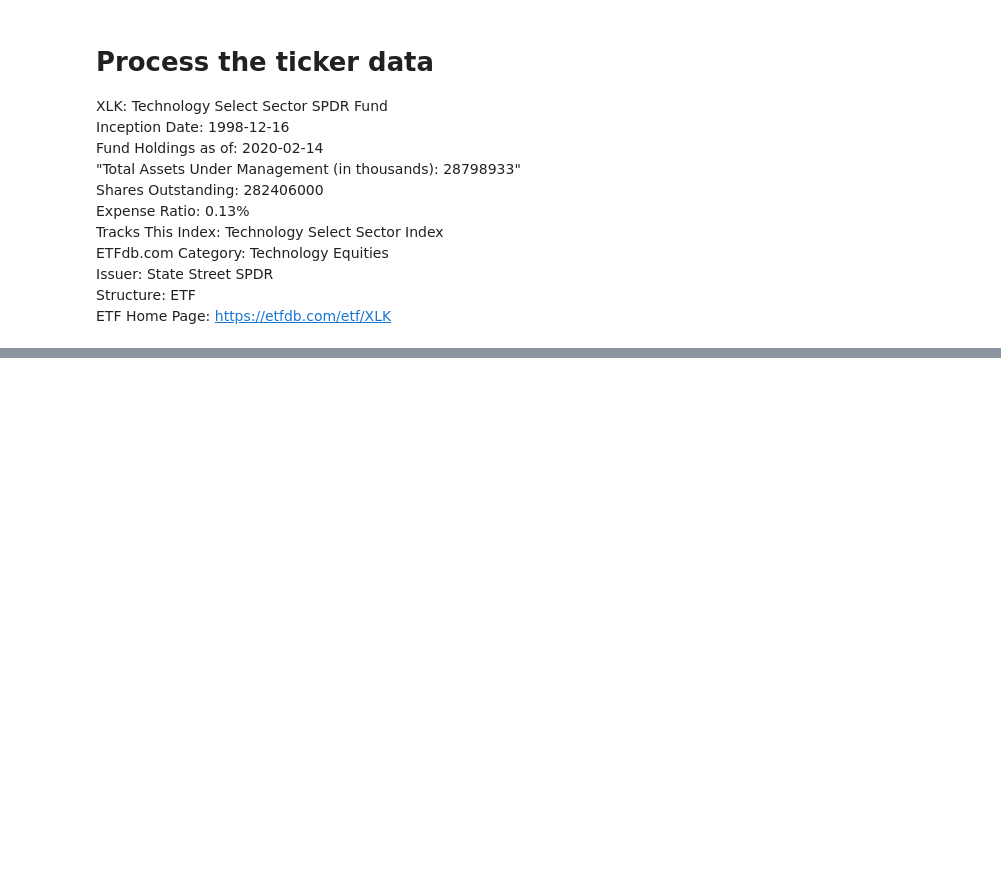
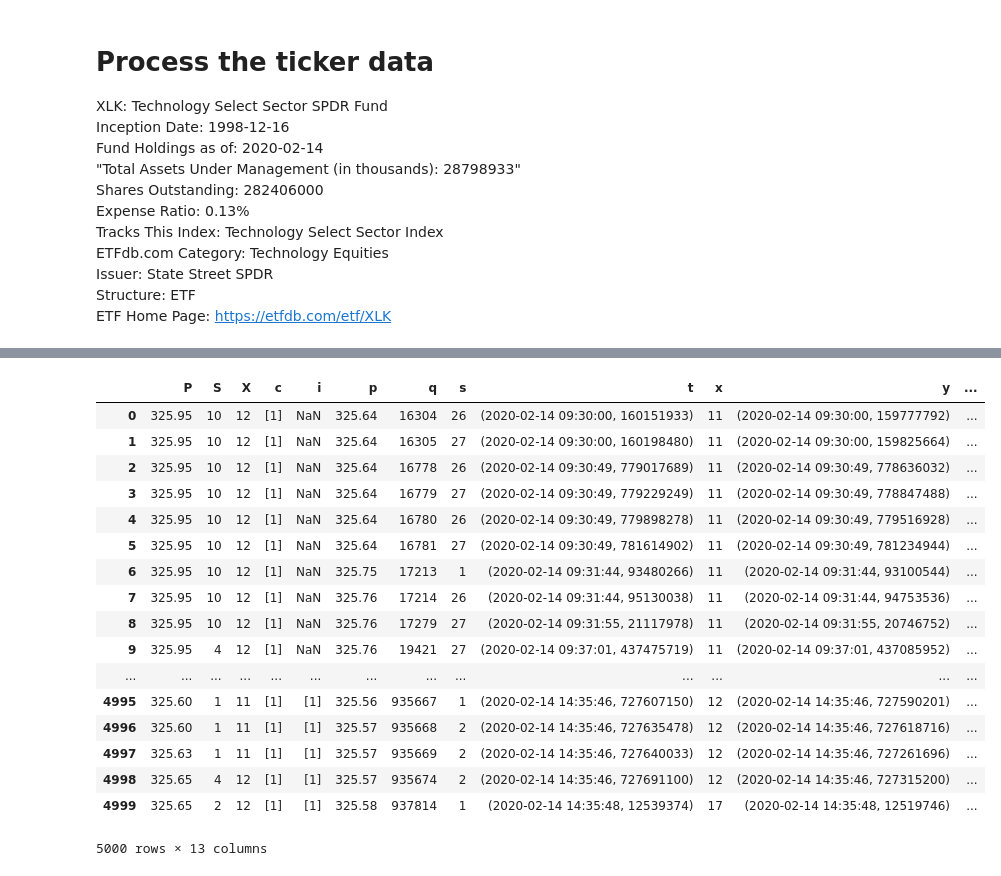
Before and after one commit to sarthak0906/ETF, a Jupyter notebook: JupyterNotebooks/TickByTickMispricingAnalysis.ipynb, the cells around one changed output, grey strips where cells are left out. Cells and saved outputs as stored; diff of their text form; code cells hidden in the pictures; blank space fills up the shorter version.

Commit message:
Tick Analaysis Updated

```diff
--- a/JupyterNotebooks/TickByTickMispricingAnalysis.ipynb
+++ b/JupyterNotebooks/TickByTickMispricingAnalysis.ipynb
@@ -37,7 +39,9 @@ class DateTimeManipulation(object):
     # Returns timestamp with milliseconds
     def unix_time_millis(self,dt):
         epoch = datetime.utcfromtimestamp(0)
-        return (dt - epoch).total_seconds() * 1000.0
+        tsDate=(dt - epoch).total_seconds() * 1000.0
+        tsDate=str(int(tsDate))+'000000'
+        return tsDate
 
     def convertStringDateToTS(self,starttime='9:30:00',endtime='4:00:00'):
         marketOpenTSStr = self.date +' '+ starttime
@@ -50,7 +54,7 @@ class DateTimeManipulation(object):
 
     def getHumanTime(self,ts):
         s, ms = divmod(ts, 1000000000)
-        return time.gmtime(s),ms
+        return datetime(*time.gmtime(s)[:6]),ms
         #print('{}.{:03d}'.format(time.strftime('%Y-%m-%d %H:%M:%S', time.gmtime(s)), ms))
 # %% [markdown]
 # Process the ticker data
@@ -69,10 +73,10 @@ ETF Home Page: https://etfdb.com/etf/XLK <br>
 # %%
 date='2020-02-14'
 starttime='9:30:00'
-endtime='4:00:00'
+endtime='16:00:00'
 
-data=pd.read_csv("XLK-holdings20200217.csv")
-symbols=list(data['Symbol'].values)
+data=pd.read_csv("XLK-holdings20200214.csv")
+symbols=list(data['Symbol'].values)+['XLK']
 
 # Create an object of date when we need and time between which we need data
 datetimeObj=DateTimeManipulation(date)
@@ -104,0 +127,27 @@ NTAP
+# %%
+df=pd.DataFrame.from_dict(tickHistData['AAPL']['results'])
+df['t']=df['t'].apply(lambda x:DateTimeManipulation().getHumanTime(x))
+df['y']=df['y'].apply(lambda x:DateTimeManipulation().getHumanTime(x))
+# %%
+df['Spread']=df['P']-df['p']
+# %%
+df.
+# %% [output]
+|  | P | S | X | c | i | p | q | s | t | x | y | ... |
+| 0 | 325.95 | 10 | 12 | [1] | NaN | 325.64 | 16304 | 26 | (2020-02-14 09:30:00, 160151933) | 11 | (2020-02-14 09:30:00, 159777792) | ... |
+| 1 | 325.95 | 10 | 12 | [1] | NaN | 325.64 | 16305 | 27 | (2020-02-14 09:30:00, 160198480) | 11 | (2020-02-14 09:30:00, 159825664) | ... |
+| 2 | 325.95 | 10 | 12 | [1] | NaN | 325.64 | 16778 | 26 | (2020-02-14 09:30:49, 779017689) | 11 | (2020-02-14 09:30:49, 778636032) | ... |
+| 3 | 325.95 | 10 | 12 | [1] | NaN | 325.64 | 16779 | 27 | (2020-02-14 09:30:49, 779229249) | 11 | (2020-02-14 09:30:49, 778847488) | ... |
+| 4 | 325.95 | 10 | 12 | [1] | NaN | 325.64 | 16780 | 26 | (2020-02-14 09:30:49, 779898278) | 11 | (2020-02-14 09:30:49, 779516928) | ... |
+| 5 | 325.95 | 10 | 12 | [1] | NaN | 325.64 | 16781 | 27 | (2020-02-14 09:30:49, 781614902) | 11 | (2020-02-14 09:30:49, 781234944) | ... |
+| 6 | 325.95 | 10 | 12 | [1] | NaN | 325.75 | 17213 | 1 | (2020-02-14 09:31:44, 93480266) | 11 | (2020-02-14 09:31:44, 93100544) | ... |
+| 7 | 325.95 | 10 | 12 | [1] | NaN | 325.76 | 17214 | 26 | (2020-02-14 09:31:44, 95130038) | 11 | (2020-02-14 09:31:44, 94753536) | ... |
+| 8 | 325.95 | 10 | 12 | [1] | NaN | 325.76 | 17279 | 27 | (2020-02-14 09:31:55, 21117978) | 11 | (2020-02-14 09:31:55, 20746752) | ... |
+| 9 | 325.95 | 4 | 12 | [1] | NaN | 325.76 | 19421 | 27 | (2020-02-14 09:37:01, 437475719) | 11 | (2020-02-14 09:37:01, 437085952) | ... |
+| ... | ... | ... | ... | ... | ... | ... | ... | ... | ... | ... | ... | ... |
+| 4995 | 325.60 | 1 | 11 | [1] | [1] | 325.56 | 935667 | 1 | (2020-02-14 14:35:46, 727607150) | 12 | (2020-02-14 14:35:46, 727590201) | ... |
+| 4996 | 325.60 | 1 | 11 | [1] | [1] | 325.57 | 935668 | 2 | (2020-02-14 14:35:46, 727635478) | 12 | (2020-02-14 14:35:46, 727618716) | ... |
+| 4997 | 325.63 | 1 | 11 | [1] | [1] | 325.57 | 935669 | 2 | (2020-02-14 14:35:46, 727640033) | 12 | (2020-02-14 14:35:46, 727261696) | ... |
+| 4998 | 325.65 | 4 | 12 | [1] | [1] | 325.57 | 935674 | 2 | (2020-02-14 14:35:46, 727691100) | 12 | (2020-02-14 14:35:46, 727315200) | ... |
+| 4999 | 325.65 | 2 | 12 | [1] | [1] | 325.58 | 937814 | 1 | (2020-02-14 14:35:48, 12539374) | 17 | (2020-02-14 14:35:48, 12519746) | ... |
+5000 rows × 13 columns
```
Also changed, not shown: parts of 5 cells of this notebook, 3 other files.
